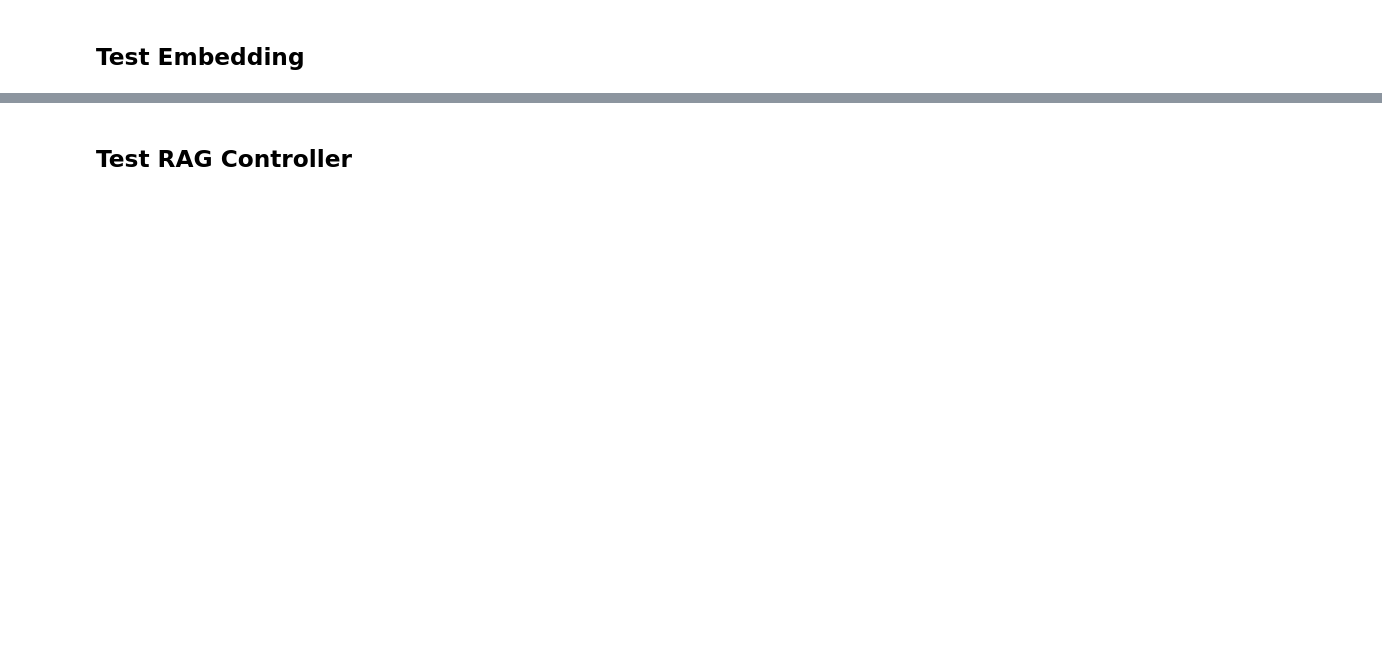
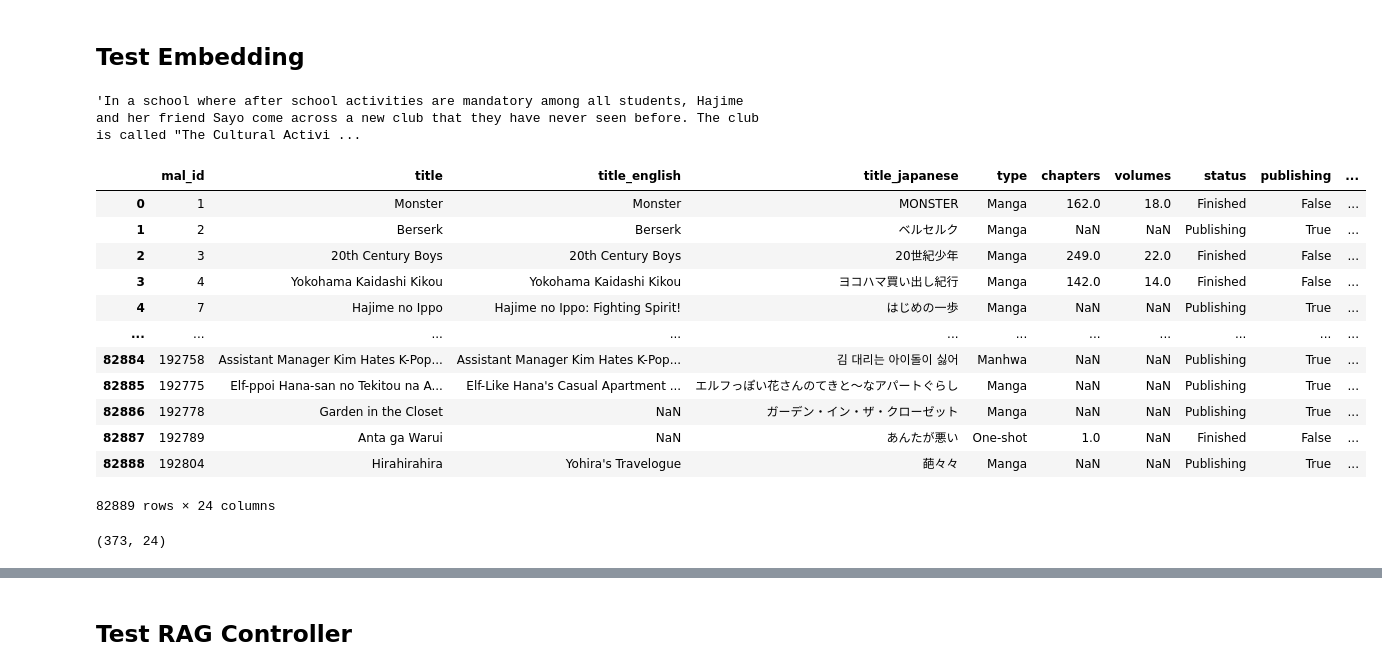
Before and after one commit to dendyandra22/local-rag, a Jupyter notebook: nlu_component_research.ipynb, the cells around one changed output, grey strips where cells are left out. Drawn from its saved outputs; the diff is of its cells as text; code cells hidden in the pictures; blank space fills up the shorter version.

```diff
--- a/nlu_component_research.ipynb
+++ b/nlu_component_research.ipynb
@@ -251,0 +294,40 @@ vdb = VectorDB(db_name='manga')
+# %%
+
+
+text = '''In a school where after school activities are mandatory among all students, Hajime and her friend Sayo come across a new club that they have never seen before. The club is called "The Cultural Activity Preservation Club." The two enter the room to find all kinds of analog jobs and activities, such as handcrafting mats and toothpicks. This is a unique cultural manga mixed with comedy so as not to bore you, this is (Double-J)! authors:Nonaka, Eiji|Asakura, Maru
+
+(Source: MangaHelpers)'''
+
+def _clean_text(text):
+    text = text.replace('|',', ')
+    text = re.sub(r"\(Source:.*?\)", " ", text)
+    text = re.sub(r"\s+", " ", text).strip()
+
+    return text
+
+_clean_text(text)
+# %% [output]
+'In a school where after school activities are mandatory among all students, Hajime and her friend Sayo come across a new club that they have never seen before. The club is called "The Cultural Activi ...
+# %%
+import pandas as pd
+df = pd.read_csv('dataset/manga_dataset.csv')
+df
+# %% [output]
+|  | mal_id | title | title_english | title_japanese | type | chapters | volumes | status | publishing | ... |
+| 0 | 1 | Monster | Monster | MONSTER | Manga | 162.0 | 18.0 | Finished | False | ... |
+| 1 | 2 | Berserk | Berserk | ベルセルク | Manga | NaN | NaN | Publishing | True | ... |
+| 2 | 3 | 20th Century Boys | 20th Century Boys | 20世紀少年 | Manga | 249.0 | 22.0 | Finished | False | ... |
+| 3 | 4 | Yokohama Kaidashi Kikou | Yokohama Kaidashi Kikou | ヨコハマ買い出し紀行 | Manga | 142.0 | 14.0 | Finished | False | ... |
+| 4 | 7 | Hajime no Ippo | Hajime no Ippo: Fighting Spirit! | はじめの一歩 | Manga | NaN | NaN | Publishing | True | ... |
+| ... | ... | ... | ... | ... | ... | ... | ... | ... | ... | ... |
+| 82884 | 192758 | Assistant Manager Kim Hates K-Pop... | Assistant Manager Kim Hates K-Pop... | 김 대리는 아이돌이 싫어 | Manhwa | NaN | NaN | Publishing | True | ... |
+| 82885 | 192775 | Elf-ppoi Hana-san no Tekitou na A... | Elf-Like Hana's Casual Apartment ... | エルフっぽい花さんのてきと～なアパートぐらし | Manga | NaN | NaN | Publishing | True | ... |
+| 82886 | 192778 | Garden in the Closet | NaN | ガーデン・イン・ザ・クローゼット | Manga | NaN | NaN | Publishing | True | ... |
+| 82887 | 192789 | Anta ga Warui | NaN | あんたが悪い | One-shot | 1.0 | NaN | Finished | False | ... |
+| 82888 | 192804 | Hirahirahira | Yohira's Travelogue | 葩々々 | Manga | NaN | NaN | Publishing | True | ... |
+82889 rows × 24 columns
+# %%
+df = df[df['published_from'].str.contains('2026', na=False)] # '2023|2024|2025|2026'
+df.shape
+# %% [output]
+(373, 24)
```
Also changed, not shown: parts of 35 cells of this notebook, 12 other files.
